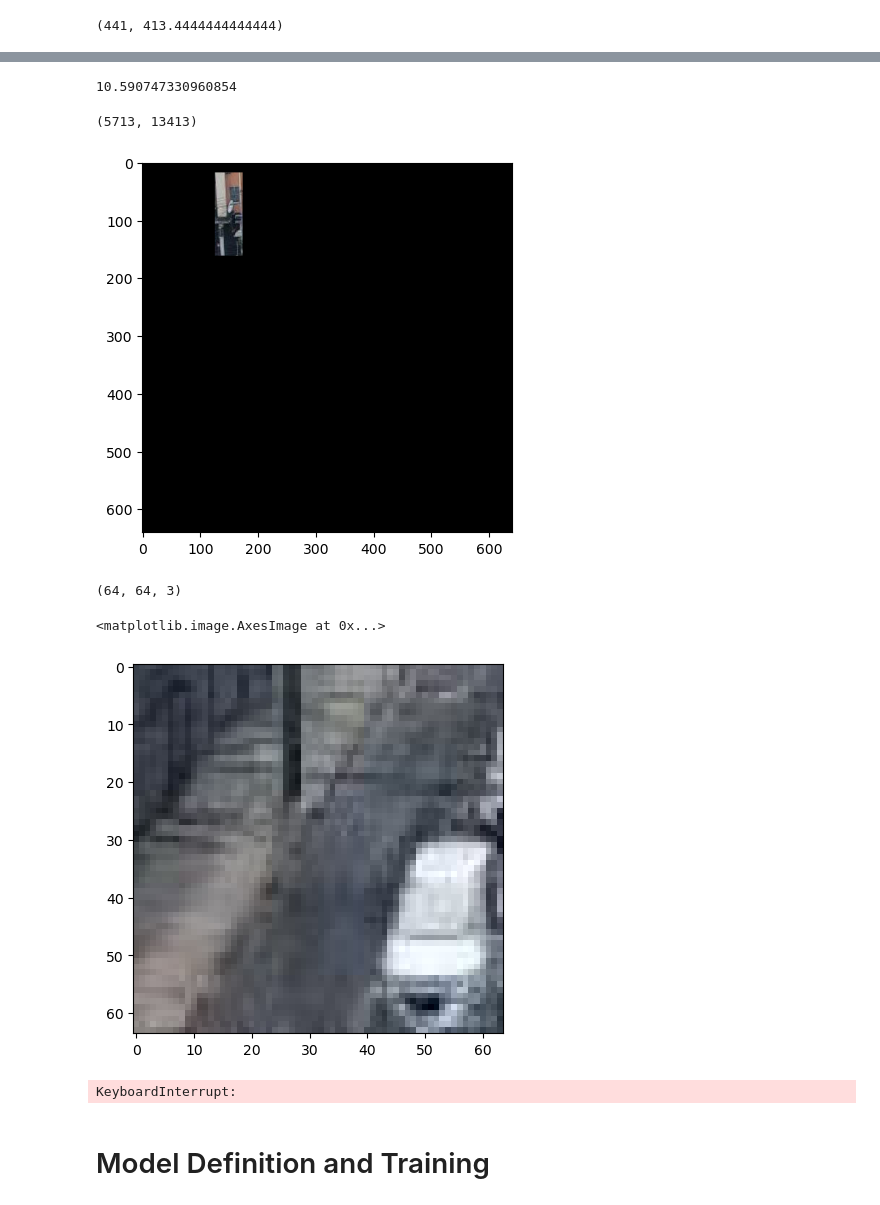
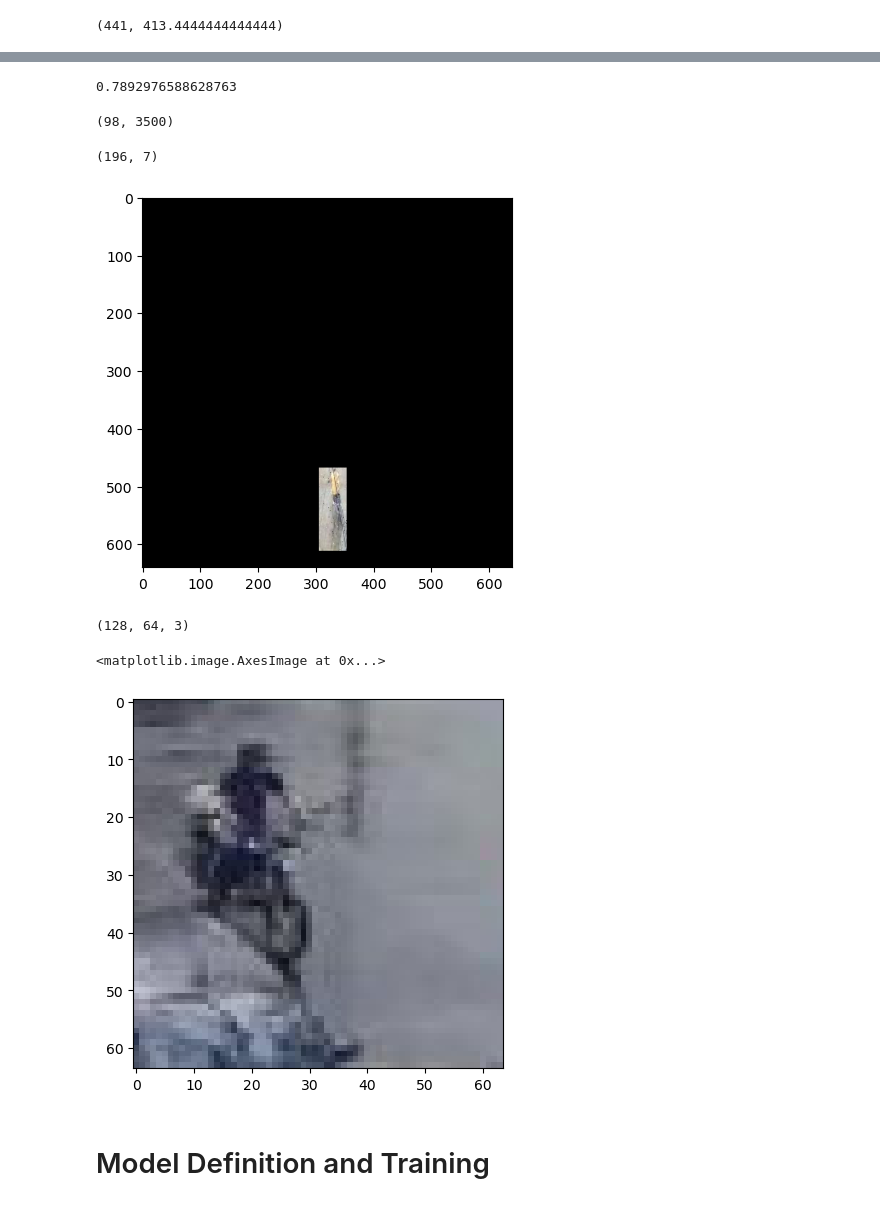
Before and after one commit to AsimWattoo/Traffic_Object_Detection_TensorFlow, a Jupyter notebook: RegionProposalNetwork.ipynb, the cells around one changed output, grey strips where cells are left out. Cells and saved outputs as stored; diff of their text form; code cells hidden in the pictures.

```diff
--- a/RegionProposalNetwork.ipynb
+++ b/RegionProposalNetwork.ipynb
@@ -152,7 +153,7 @@ def add_regions(image, regions, color=[0, 0, 0], thickness = 1):
     return new_image
 # %%
 points = anchor_points
-region_ratios = [[1, 1], [2, 1], [3, 1]]
+region_ratios = [[2, 1], [3, 1]]
 region_scales = [16, 24, 32, 40]
 regions = generate_regions(points, region_ratios, region_scales)
 
@@ -204,7 +205,7 @@ def is_region_inside_image(image, region):
 def find_IOU(object_coords, target_region):
     a1 = (object_coords[3] * 2) * (object_coords[4] * 2)
     a2 = (target_region[2] * 2) * (target_region[3] * 2)
-    rect1 = [object_coords[0] - object_coords[2], object_coords[1] - object_coords[3], object_coords[0] + object_coords[2], object_coords[1] + object_coords[3]]
+    rect1 = [object_coords[1] - object_coords[3], object_coords[2] - object_coords[4], object_coords[1] + object_coords[3], object_coords[2] + object_coords[4]]
     rect2 = [target_region[0] - target_region[2], target_region[1] - target_region[3], target_region[0] + target_region[2], target_region[1] + target_region[3]]
     # if object_coords[0] <= target_region[0] and object_coords[1] <= target_region[1]:
     #     point1 = (object_coords[0] + object_coords[2], object_coords[1] + object_coords[3])
@@ -229,10 +230,6 @@ def find_IOU(object_coords, target_region):
     intersection_area = overlapArea(rect1, rect2)
     # intersection_area = intersection[0] * intersection[1]
     total_area = a1 + a2 - intersection_area
-    if intersection_area / total_area > 0.5:
-        print(object_coords)
-        print(target_region)
-        print(intersection_area / total_area, a1, a2, intersection_area)
     return intersection_area / total_area
 
 def show_overlapping_area(region_mask, object_mask):
@@ -291,14 +283,16 @@ def propose_regions(image, object_coordinates, anchor_point_stride = 20, region_
 ious = [region[1] for region in region_targets]
 max(ious)
 # %% [output]
-10.590747330960854
+0.7892976588628763
 # %%
-count = 0
 fine_regions = []
+non_fine_regions = []
 for i in range(0, len(region_targets)):
     if region_targets[i][0] == 1:
-        count += 1
         fine_regions.append(region_targets[i])
-count, len(region_targets)
+    else:
+        non_fine_regions.append(region_targets[i])
+fine_regions = np.array(fine_regions, dtype=np.int32)
+len(fine_regions), len(non_fine_regions)
 # %% [output]
-(5713, 13413)
+(98, 3500)
@@ -305,6 +304,10 @@ count, len(region_targets)
+# %%
+np.append(non_fine_regions, fine_regions, axis=0).shape
+# %% [output]
+(196, 7)
 # %%
 target = fine_regions
-for i in range(550, len(target)):
+for i in range(94, len(target)):
     x = target[i][3]
     y = target[i][4]
     width = target[i][5]
@@ -315,7 +318,7 @@ for i in range(550, len(target)):
     plt.imshow(new_image)
     break
 # %% [output]
-[figure, old version]
+[figure, new version]
 # %%
 def resize_region(image, region, new_size = (64, 64)):
     x = region[3]
@@ -327,29 +330,19 @@ def resize_region(image, region, new_size = (64, 64)):
     cropped_image = cv2.resize(cropped_image, new_size)
     return cropped_image
 # %%
-region = region_targets[224]
+region = fine_regions[50]
 x = region[3]
 y = region[4]
 width = region[5]
 height = region[6]
 cropped_image = image[x - width: x + width, y - height : y + height, :]
 cropped_image = np.reshape(cropped_image, (width * 2, height * 2, 3))
 print(cropped_image.shape)
 cropped_image = cv2.resize(cropped_image, (64, 64))
 plt.imshow(cropped_image)
 # %% [output]
-(64, 64, 3)
+(128, 64, 3)
 <matplotlib.image.AxesImage at 0x...>
-[figure, old version]
+[figure, new version]
-# %%
-# Defining the algorithm for loading all the images
-for i in range(len(images)):
-    image, coords = load_image(images, labels, i)
-    target_regions = propose_regions(image, coords)
-    cropped_image = resize_region(image, target_regions[50])
-    plt.imshow(cropped_image)
-    break
-# %% [output]
-KeyboardInterrupt:
 # %%
 class DataGenerator(tf.keras.utils.Sequence):
```
Also changed, not shown: parts of 17 cells of this notebook, 1 other file.
